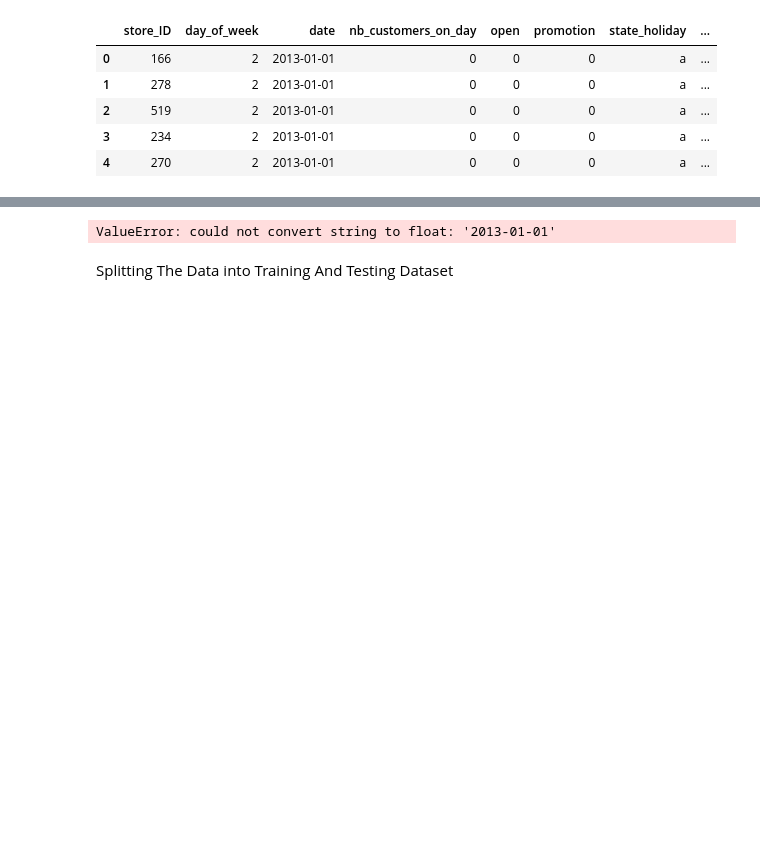
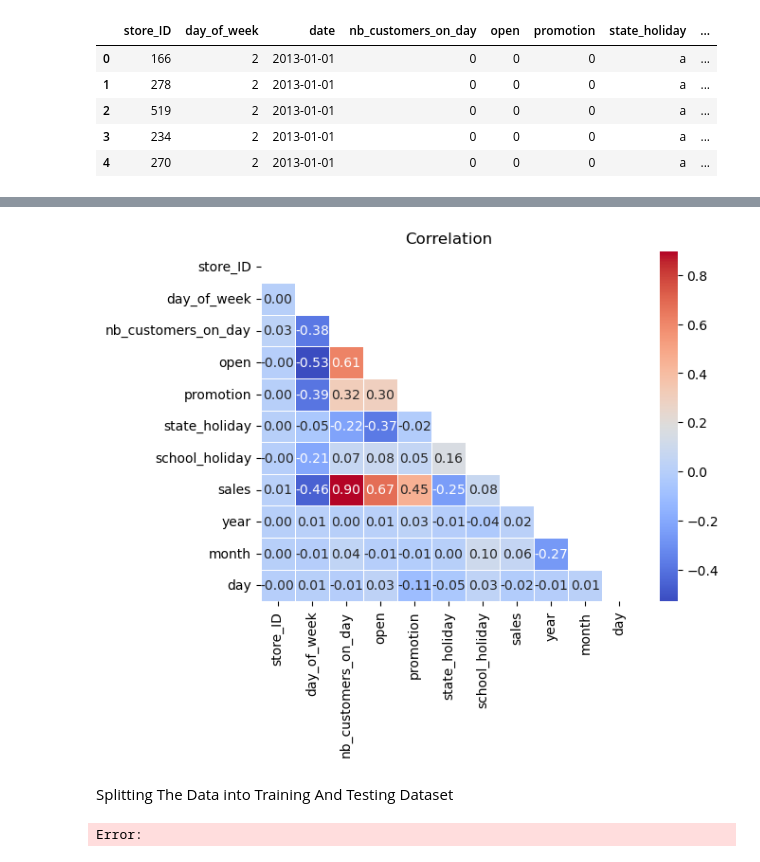
Before and after one commit to ilama2/Mini-project-sales-TechTrio, a Jupyter notebook: IronKaggel.ipynb, the cells around one changed output, grey strips where cells are left out. Drawn from its saved outputs; the diff is of its cells as text; code cells hidden in the pictures; blank space fills up the shorter version.

```diff
--- a/IronKaggel.ipynb
+++ b/IronKaggel.ipynb
@@ -77,0 +142,16 @@ Name: date, dtype: object
+# %%
+# Convert the 'state_holiday' column to string data type.
+data['state_holiday'] = data['state_holiday'].astype(str)
+# %%
+# Map the values in 'state_holiday' column to integers
+data['state_holiday'] = data['state_holiday'].map({
+    "a":1,
+    "0":0,
+    "b":1,
+    "c":1,
+    '0':0
+    })
+# and convert the column to the 'Int64' type
+data['state_holiday'] = data['state_holiday'].astype('Int64')
+#Check
+data['state_holiday'].unique()
@@ -77,0 +162,8 @@ Name: date, dtype: object
+# %%
+# Convert the 'date' column to datetime format
+data['date'] = pd.to_datetime(data['date'])
+data["year"] = data["date"].dt.year
+data["month"] = data["date"].dt.month
+data["day"] = data["date"].dt.day
+# %%
+data.drop('date', axis=1, inplace=True)
@@ -78,11 +200,14 @@ Name: date, dtype: object
 # %%
+# Correlation
+numeric = data.select_dtypes(include=["number"])
+crr = numeric.corr()
+mask = np.triu(np.ones_like(crr, dtype=bool))
 
-num = df.corr()
 plt.Figure(figsize=(50,50))
-sns.heatmap(num, cmap="coolwarm", fmt=".2f", linewidths=0.7)
+sns.heatmap(crr,annot=True,mask=mask ,cmap="coolwarm", fmt=".2f", linewidths=0.7)
 plt.title("Correlation")
 plt.show()
 # %% [output]
-ValueError: could not convert string to float: '2013-01-01'
+[figure, added]
 # %% [markdown]
 Splitting The Data into Training And Testing Dataset
@@ -92,6 +218,12 @@ y = df['sales']
 # %%
 # Train-test split
 X_train, X_test, y_train, y_test = train_test_split(X, y, test_size=0.2, random_state=42)
+# %%
+from sklearn.linear_model import LogisticRegression
+model = LogisticRegression()
+model.fit(X_train,y_train)
+# %% [output]
+Error:
 # %%
 # Initialize and train a Random Forest Regressor
 rf = RandomForestRegressor()
```
Also changed, not shown: parts of 25 cells of this notebook.
